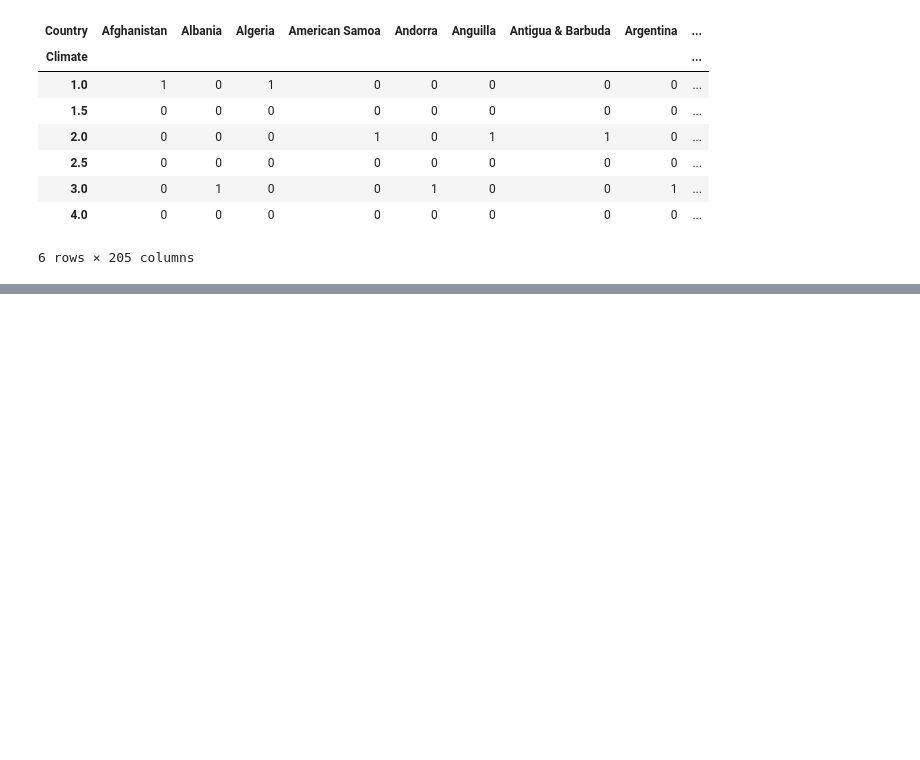
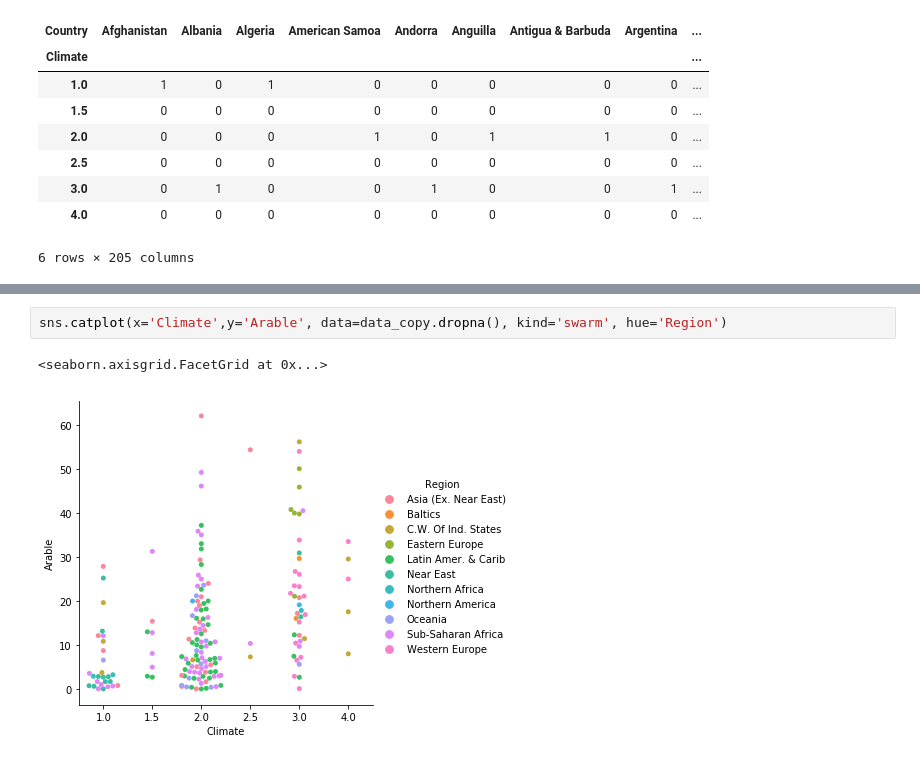
Before and after one commit to Sanaa495/data-wrangling, a Jupyter notebook: Data wrangling countries dataset/Countries-of-the-world.ipynb, the cells around one changed output, grey strips where cells are left out. Drawn from its saved outputs; the diff is of its cells as text; blank space fills up the shorter version.

```diff
--- a/Data wrangling countries dataset/Countries-of-the-world.ipynb
+++ b/Data wrangling countries dataset/Countries-of-the-world.ipynb
@@ -333,0 +361,5 @@ sns.heatmap(ct,cbar=False)
+# %%
+sns.catplot(x='Climate',y='Arable', data=data_copy.dropna(), kind='swarm', hue='Region')
+# %% [output]
+<seaborn.axisgrid.FacetGrid at 0x...>
+[figure, added]
```
Also changed, not shown: parts of 19 cells of this notebook.
